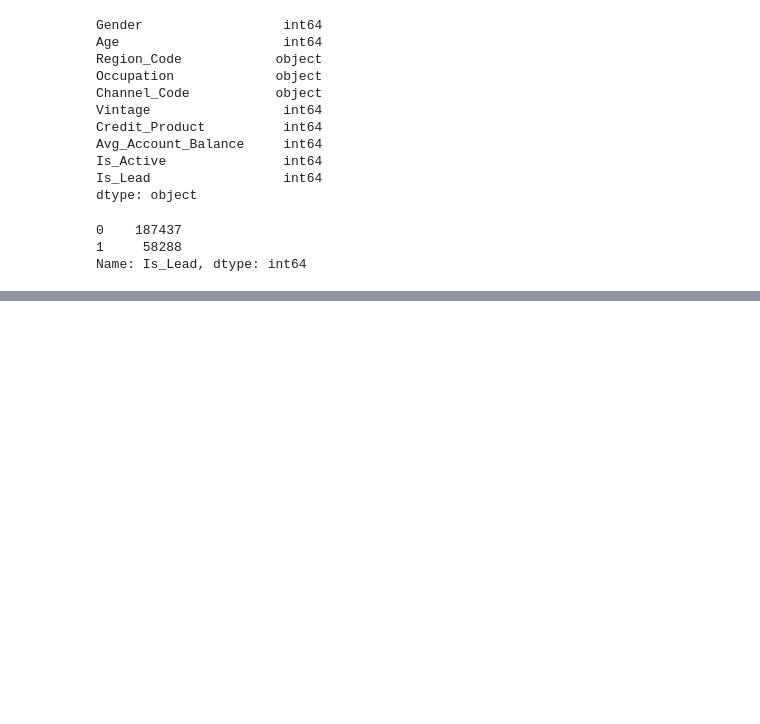
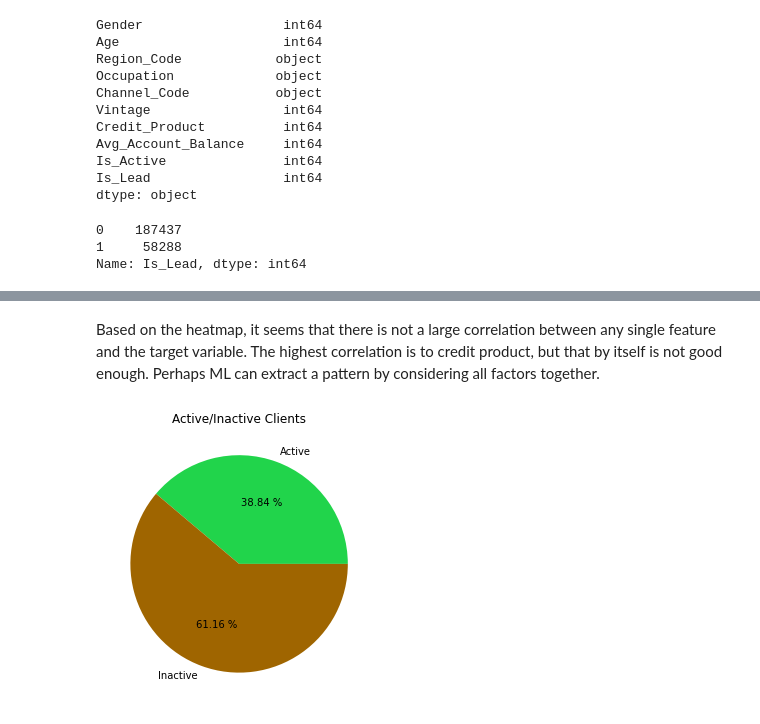
Before and after one commit to YamCooper/Sales_Lead_Analysis_Prediction_ML, a Jupyter notebook: One.ipynb, the cells around one changed output, grey strips where cells are left out. Cells and saved outputs as stored; diff of their text form; code cells hidden in the pictures; blank space fills up the shorter version.

```diff
--- a/One.ipynb
+++ b/One.ipynb
@@ -338,0 +392,20 @@ Name: Is_Lead, dtype: int64
+# %% [markdown]
+Based on the heatmap, it seems that there is not a large correlation between any single feature and the target variable.
+The highest correlation is to credit product, but that by itself is not good enough.
+Perhaps ML can extract a pattern by considering all factors together.
+# %%
+Active = dfmod.loc[dfmod['Is_Active'] == 1].count()[0]
+Inactive= dfmod.loc[dfmod['Is_Active'] == 0].count()[0]
+
+plt.figure(figsize=(8,5))
+
+labels = ['Active', 'Inactive']
+colors = ['#21D44B', '#9F6500']
+
+plt.pie([Active, Inactive], labels = labels, colors=colors, autopct='%.2f %%')
+
+plt.title('Active/Inactive Clients')
+
+plt.show();
+# %% [output]
+[figure, added]
```
Also changed, not shown: parts of 21 cells of this notebook.
